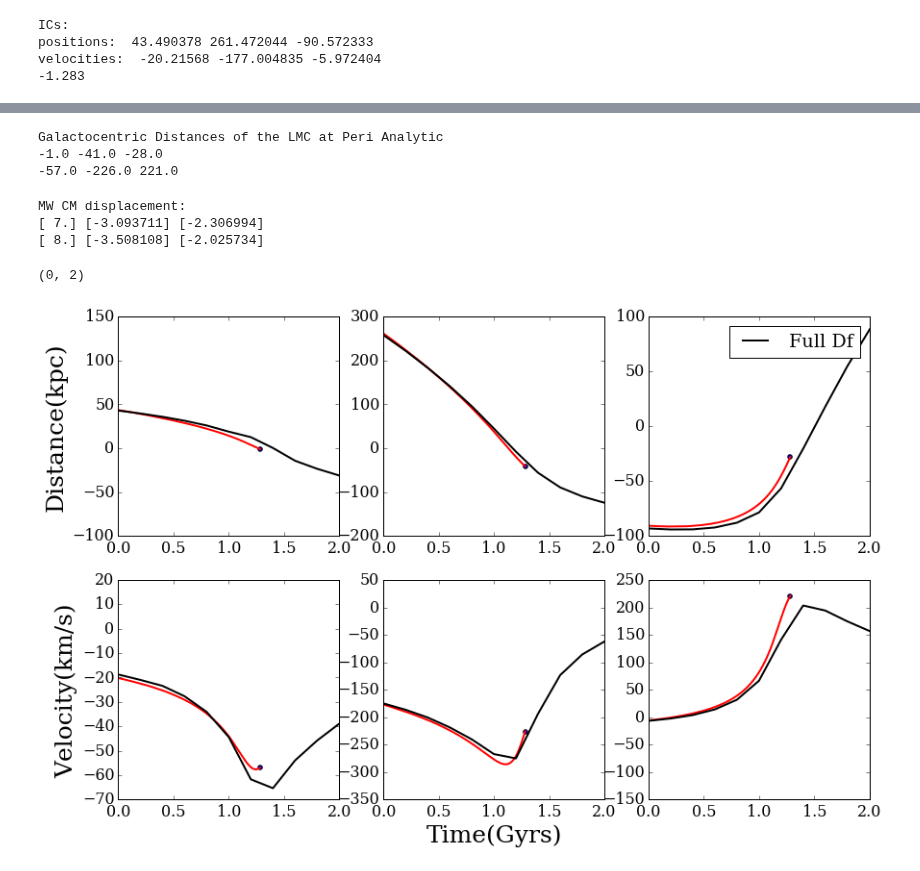
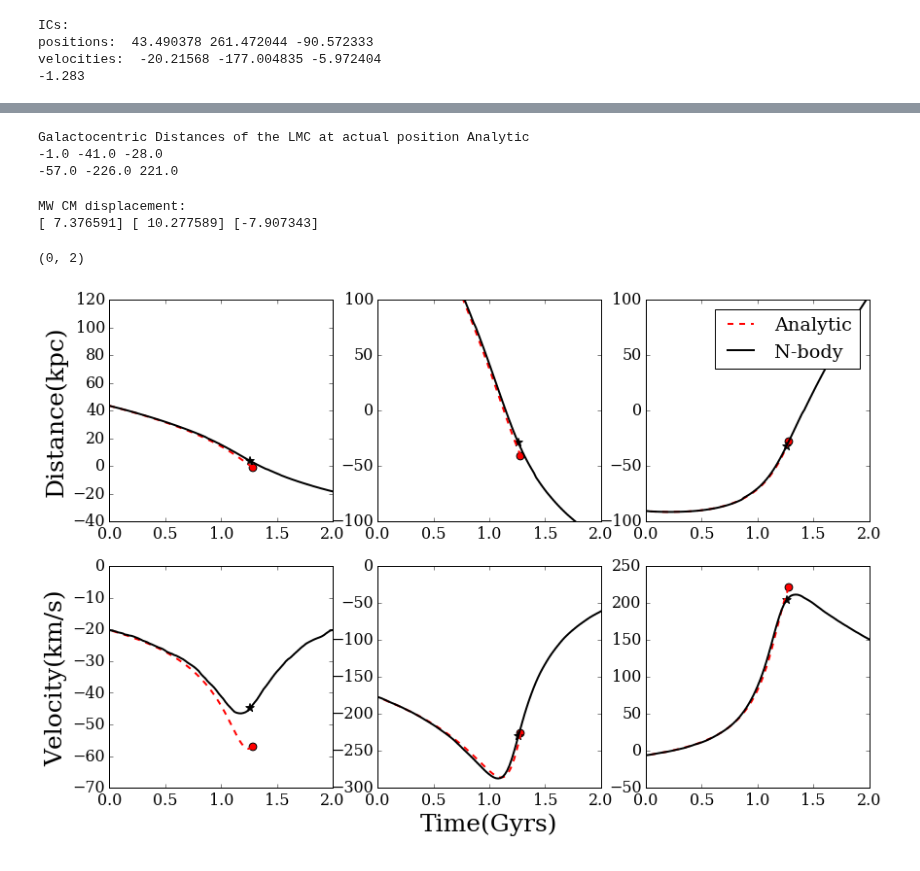
Before and after one commit to jngaravitoc/LMC-MW, a Jupyter notebook: code/LMC_orbit/LMC_orbits.ipynb, the cells around one changed output, grey strips where cells are left out. Drawn from its saved outputs; the diff is of its cells as text; code cells hidden in the pictures.

```diff
--- a/code/LMC_orbit/LMC_orbits.ipynb
+++ b/code/LMC_orbit/LMC_orbits.ipynb
@@ -8,7 +8,7 @@ Populating the interactive namespace from numpy and matplotlib
 #!python ../CM/orbit_cm.py MW1LMC4a1 0 51 LMCMCa1_orbit
 #data/LMCMW/MW1LMC4/a0
 # %%
-Nbody1 = loadtxt('../CM/LMCMCa1_orbit.txt')
+Nbody1 = loadtxt('../CM/test_LMCMW-N.txt')
 A1_host = loadtxt('../../../orbits/data/LMC_1E11_1E12_free_a1_host.txt')
 A1_sat = loadtxt('../../../orbits/data/LMC_1E11_1E12_free_a1_sat.txt')
 # %%
@@ -95 +122,4 @@ peri05 = where(NB_V05==max(NB_V05))
+# %%
+RLMC = np.sqrt(x1[0]**2 + y1[0]**2 + z1[0]**2)
+peri1 = where(NB_R1-RLMC == min(NB_R1-RLMC))
 # %%
@@ -108,76 +138,82 @@ Galactocentric Velocities of the Nbody Sim at Peri
 #print 'Galactocentric Velocities of the Nbody Sim at Peri'
 #print vXlmc05[peri05]-vXmw1[peri05], vYlmc1[peri05]-vYmw1[peri05], vZlmc1[peri05]-vZmw1[peri05]
 # %%
-print 'Galactocentric Distances of the LMC at Peri Analytic'
+print 'Galactocentric Distances of the LMC at actual position Analytic'
 print x1[0], y1[0], z1[0]
 print vx1[0], vy1[0], vz1[0]
 # %% [output]
-Galactocentric Distances of the LMC at Peri Analytic
+Galactocentric Distances of the LMC at actual position Analytic
 -1.0 -41.0 -28.0
 -57.0 -226.0 221.0
 # %%
 print 'MW CM displacement:'
 print Xmw1[peri1], Ymw1[peri1], Zmw1[peri1]
-print Xmw05[peri05], Ymw05[peri05], Zmw05[peri05]
 # %% [output]
 MW CM displacement:
-[ 7.] [-3.093711] [-2.306994]
-[ 8.] [-3.508108] [-2.025734]
+[ 7.376591] [ 10.277589] [-7.907343]
 # %%
 figure(figsize(14, 9))
 plt.subplot(2, 3, 1)
-plot(t1, x1, lw=2, ls='-', c='r')
+plot(t1, x1, lw=2, ls='--', c='r')
 #plot(t05, x05, lw=2, ls='--', c='b')
-scatter(t1[0], x1[0])
-plot(NB_t1, Xmw1-Xlmc1, lw=2, label='Full Df', c='k')
+scatter(t1[0], x1[0], s=60, c='r')
+scatter(NB_t1[peri1], Xlmc1[peri1]-Xmw1[peri1], marker='*', s=80, c='k')
+plot(NB_t1, Xlmc1-Xmw1, lw=2, label='Full Df', c='k')
 #plot(NB_t05, Xmw05-Xlmc05, lw=2, label='0.5 DF', c='b')
 xlim(0, 2)
 plt.ylabel('Distance(kpc)', fontsize=25)
 
 plt.subplot(2, 3, 2)
-plot(t1, y1, lw=2, ls='-', c='r')
-scatter(t1[0], y1[0])
+plot(t1, y1, lw=2, ls='--', c='r')
+scatter(t1[0], y1[0], s=60, c='r')
+scatter(NB_t1[peri1], Ylmc1[peri1]-Ymw1[peri1], marker='*', c='k', s=80)
+
 #plot(t05, y05, lw=2, ls='--', c='b')
-plot(NB_t1, Ymw1-Ylmc1, lw=2, label='Full Df', c='k')
+plot(NB_t1, Ylmc1-Ymw1, lw=2, label='Full Df', c='k')
 #plot(NB_t05, Ymw05-Ylmc05, lw=2, label='0.5 DF', c='b')
 xlim(0, 2)
-ylim(-200, 300)
+ylim(-100, 100)
 
 plt.subplot(2, 3, 3)
-plot(t1, z1, lw=2, ls='-', c='r')
-scatter(t1[0], z1[0])
+plot(t1, z1, lw=2, label='Analytic', c='r', ls='--')
+scatter(t1[0], z1[0], s=60, c='r')
+scatter(NB_t1[peri1], Zlmc1[peri1]-Zmw1[peri1], marker='*', c='k', s=80)
 #plot(t05, z05, lw=2, ls='--', c='b')
-plot(NB_t1, Zmw1-Zlmc1, lw=2, label='Full Df', c='k')
+plot(NB_t1, Zlmc1-Zmw1, lw=2, label='N-body', c='k')
 #plot(NB_t05, Zmw05-Zlmc05, lw=2, label='0.5 DF', c='b')
 xlim(0, 2)
 ylim(-100, 100)
 legend()
 
 plt.subplot(2, 3, 4)
-plot(t1, vx1, lw=2, ls='-', c='r')
-scatter(t1[0], vx1[0])
+plot(t1, vx1, lw=2, ls='--', c='r')
+scatter(t1[0], vx1[0], s=60, c='r')
+scatter(NB_t1[peri1], vXlmc1[peri1]-vXmw1[peri1], marker='*', c='k', s=80)
 #plot(t05, vx05, lw=2, ls='--', c='b')
-plot(NB_t1, vXmw1-vXlmc1, lw=2, label='Full Df', c='k')
+plot(NB_t1, vXlmc1-vXmw1, lw=2, label='Full Df', c='k')
 #plot(NB_t05, vXmw05-vXlmc05, lw=2, label='0.5 DF', c='b')
 plt.ylabel('Velocity(km/s)', fontsize=25)
 xlim(0, 2)
 
 plt.subplot(2, 3, 5)
-plot(t1, vy1, lw=2, ls='-', c='r')
-scatter(t1[0], vy1[0])
+plot(t1, vy1, lw=2, ls='--', c='r')
+scatter(t1[0], vy1[0], s=60, c='r')
 #plot(t05, vy05, lw=2, ls='--', c='b')
-plot(NB_t1, vYmw1-vYlmc1, lw=2, label='Full Df', c='k')
+plot(NB_t1, vYlmc1-vYmw1, lw=2, label='Full Df', c='k')
+scatter(NB_t1[peri1], vYlmc1[peri1]-vYmw1[peri1], marker='*', c='k', s=80)
 #plot(NB_t05, vYmw05-vYlmc05, lw=2, label='0.5 DF', c='b')
 xlim(0, 2)
 
 plt.xlabel('Time(Gyrs)', fontsize=25)
 plt.subplot(2, 3, 6)
-plot(t1, vz1, lw=2, ls='-', c='r')
-scatter(t1[0], vz1[0])
+plot(t1, vz1, lw=2, ls='--', c='r')
+scatter(t1[0], vz1[0], s=60, c='r')
 #plot(t05, vz05, lw=2, ls='--', c='b')
-plot(NB_t1, vZmw1-vZlmc1, lw=2, label='Full Df', c='k')
+plot(NB_t1, vZlmc1-vZmw1, lw=2, label='Full Df', c='k')
+scatter(NB_t1[peri1], vZlmc1[peri1]-vZmw1[peri1], marker='*', c='k', s=80)
 #plot(NB_t05, vZmw05-vZlmc05, lw=2, label='0.5 DF', c='b')
 xlim(0, 2)
+#savefig('a1ICs.png', bbox_inches='tight')
 # %% [output]
 (0, 2)
-[figure, old version]
+[figure, new version]
```
Also changed, not shown: parts of 8 cells of this notebook, 1 other file.
